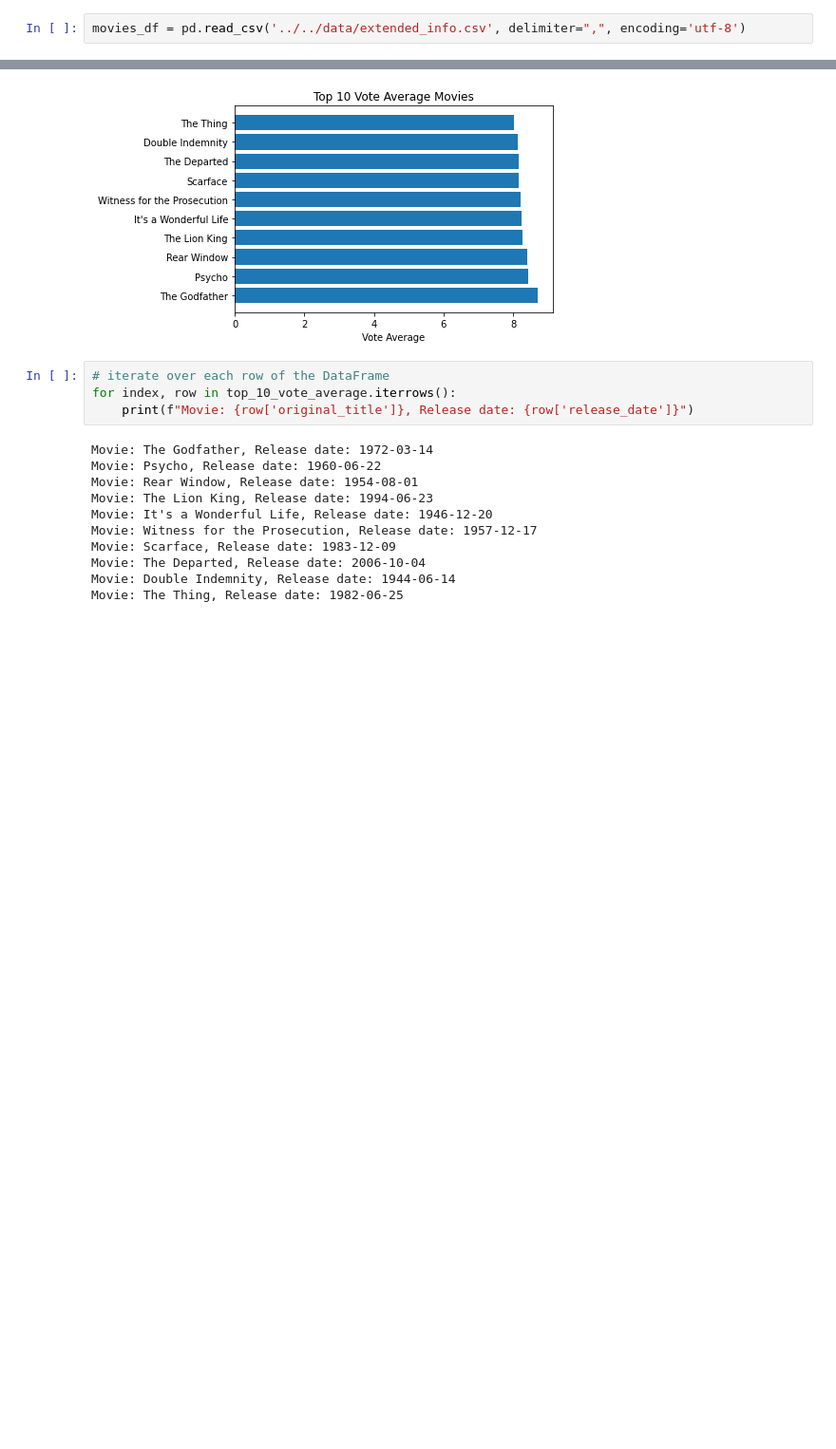
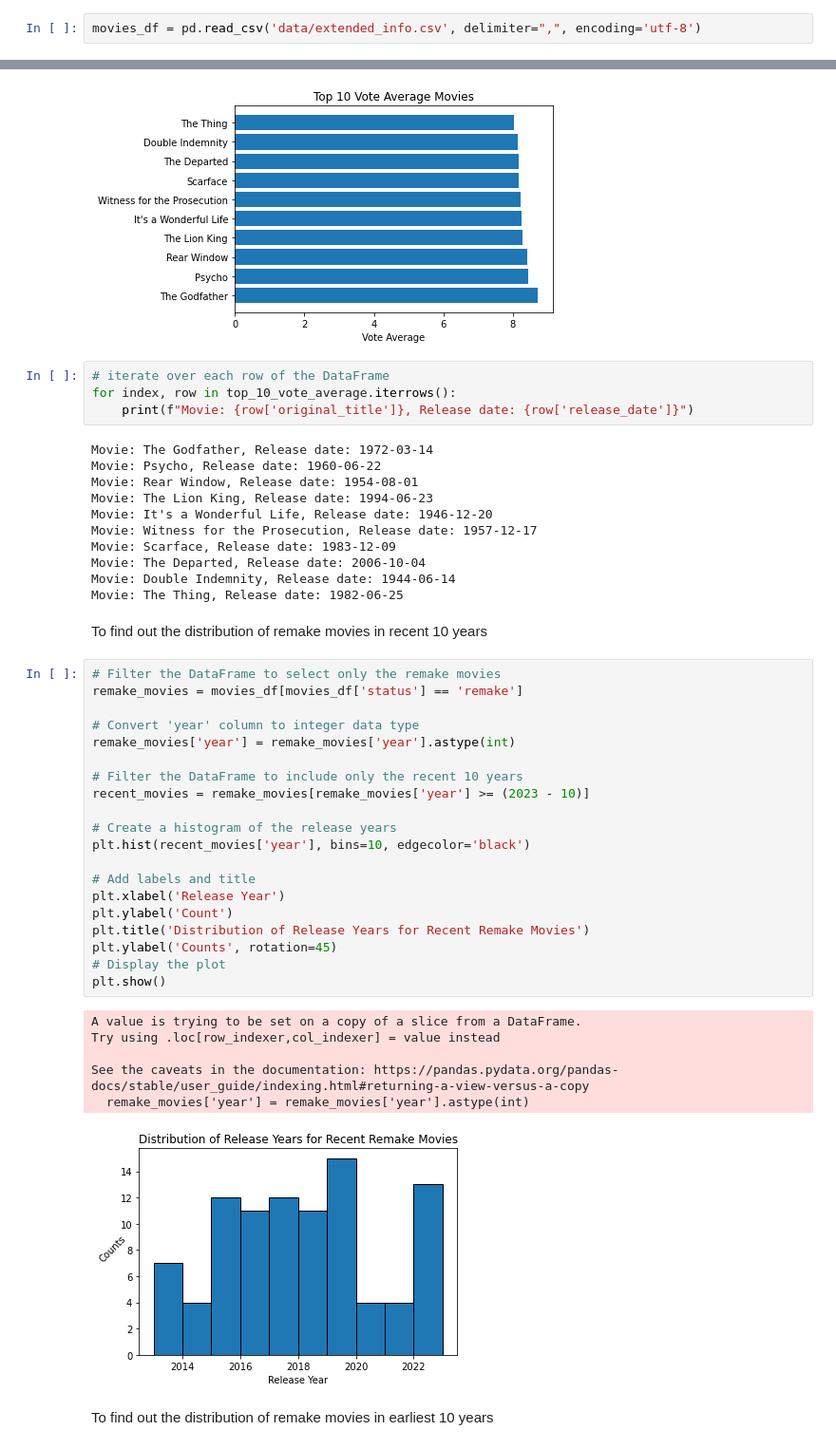
Before and after one commit to cavazd/info498-Is-Anything-Original, a Jupyter notebook: jupyter_notebooks/data_analysis/data_visualization.ipynb, the cells around one changed output, grey strips where cells are left out. Shown at 95% size. Drawn from its saved outputs; the diff is of its cells as text; blank space fills up the shorter version.

Commit message:
Add release year histogram

```diff
--- a/jupyter_notebooks/data_analysis/data_visualization.ipynb
+++ b/jupyter_notebooks/data_analysis/data_visualization.ipynb
@@ -14,7 +14,7 @@ pd.options.display.max_colwidth = 100
 
 Read the dataset
 # %%
-movies_df = pd.read_csv('../../data/extended_info.csv', delimiter=",", encoding='utf-8')
+movies_df = pd.read_csv('data/extended_info.csv', delimiter=",", encoding='utf-8')
 # %% [markdown]
 ## General Information
 
@@ -187,3 +187,34 @@ Movie: Scarface, Release date: 1983-12-09
 Movie: The Departed, Release date: 2006-10-04
 Movie: Double Indemnity, Release date: 1944-06-14
 Movie: The Thing, Release date: 1982-06-25
+# %% [markdown]
+To find out the distribution of remake movies in recent 10 years
+# %%
+# Filter the DataFrame to select only the remake movies
+remake_movies = movies_df[movies_df['status'] == 'remake']
+
+# Convert 'year' column to integer data type
+remake_movies['year'] = remake_movies['year'].astype(int)
+
+# Filter the DataFrame to include only the recent 10 years
+recent_movies = remake_movies[remake_movies['year'] >= (2023 - 10)]
+
+# Create a histogram of the release years
+plt.hist(recent_movies['year'], bins=10, edgecolor='black')
+
+# Add labels and title
+plt.xlabel('Release Year')
+plt.ylabel('Count')
+plt.title('Distribution of Release Years for Recent Remake Movies')
+plt.ylabel('Counts', rotation=45)
+# Display the plot
+plt.show()
+# %% [output]
+A value is trying to be set on a copy of a slice from a DataFrame.
+Try using .loc[row_indexer,col_indexer] = value instead
+
+See the caveats in the documentation: https://pandas.pydata.org/pandas-docs/stable/user_guide/indexing.html#returning-a-view-versus-a-copy
+  remake_movies['year'] = remake_movies['year'].astype(int)
+[figure, added]
+# %% [markdown]
+To find out the distribution of remake movies in earliest 10 years
```
Also changed, not shown: parts of 2 cells of this notebook.
